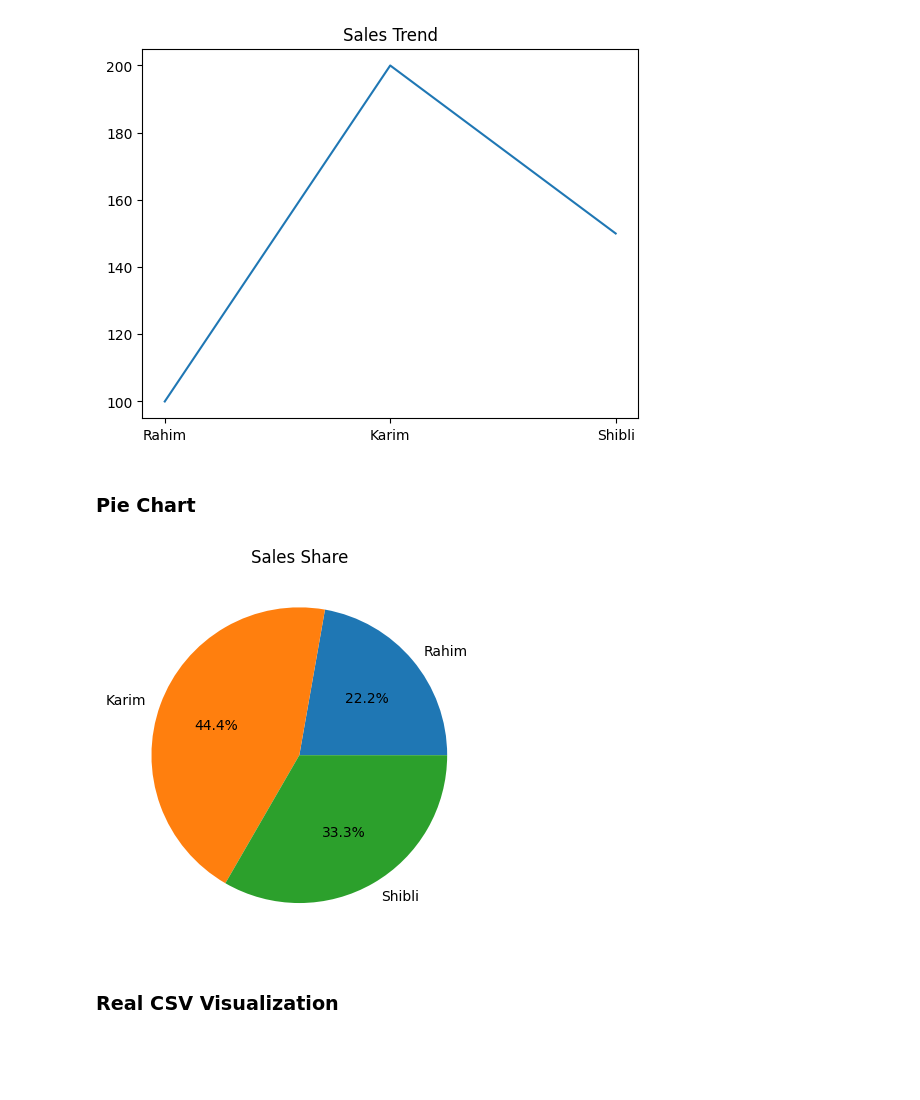
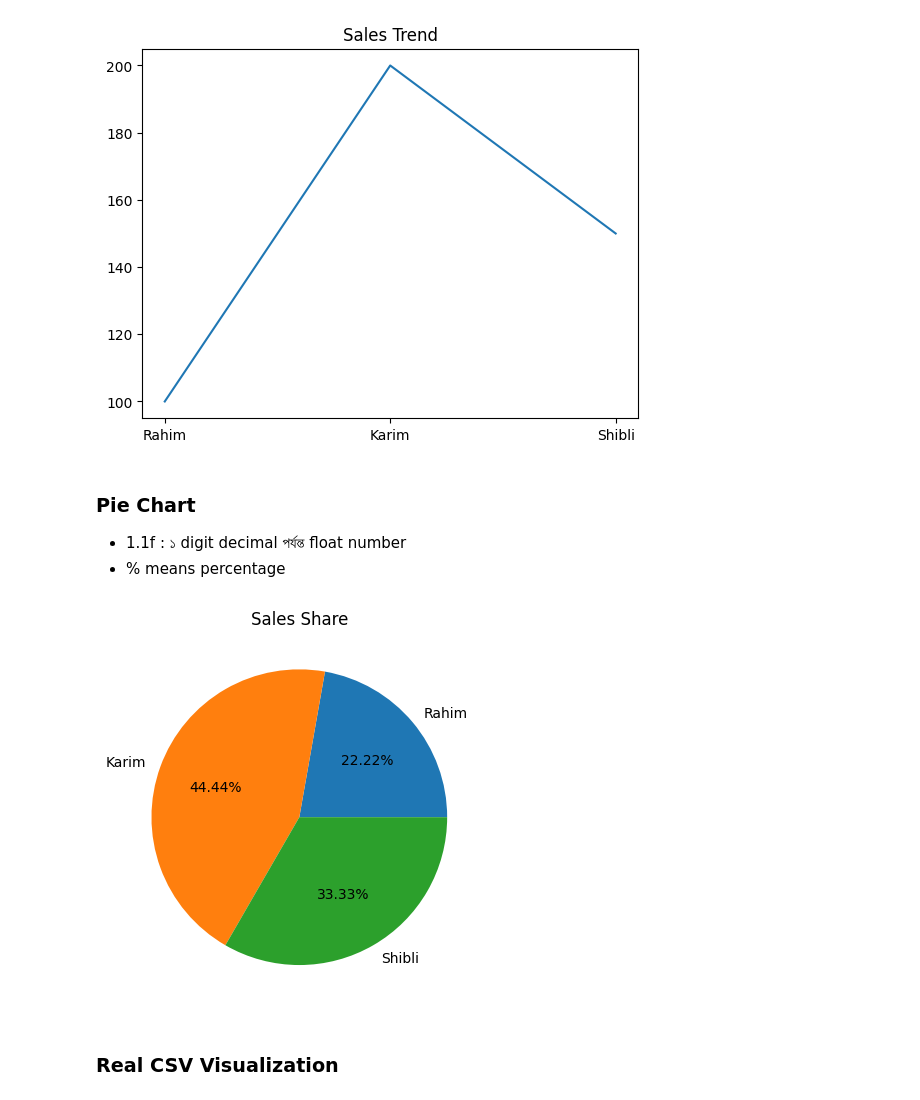
Before and after one commit to shiblidata/data-analyst, a Jupyter notebook: python/lesson4.ipynb, the cells around one changed output. Saved outputs shown, nothing was run; the diff lists cells and outputs as text; code cells hidden in the pictures; blank space fills up the shorter version.

```diff
--- a/python/lesson4.ipynb
+++ b/python/lesson4.ipynb
@@ -53,12 +53,15 @@ plt.show()
 [figure]
 # %% [markdown]
 ### Pie Chart
+
+- 1.1f : ১ digit decimal পর্যন্ত float number
+- % means percentage
 # %%
-plt.pie(df["Sales"], labels=df["Name"], autopct="%1.1f%%")
+plt.pie(df["Sales"], labels=df["Name"], autopct="%1.2f%%")
 plt.title("Sales Share")
 plt.show()
 # %% [output]
-[figure, old version]
+[figure, new version]
 # %% [markdown]
 ### Real CSV Visualization
 # %%
```
Also changed, not shown: parts of 2 cells of this notebook.
